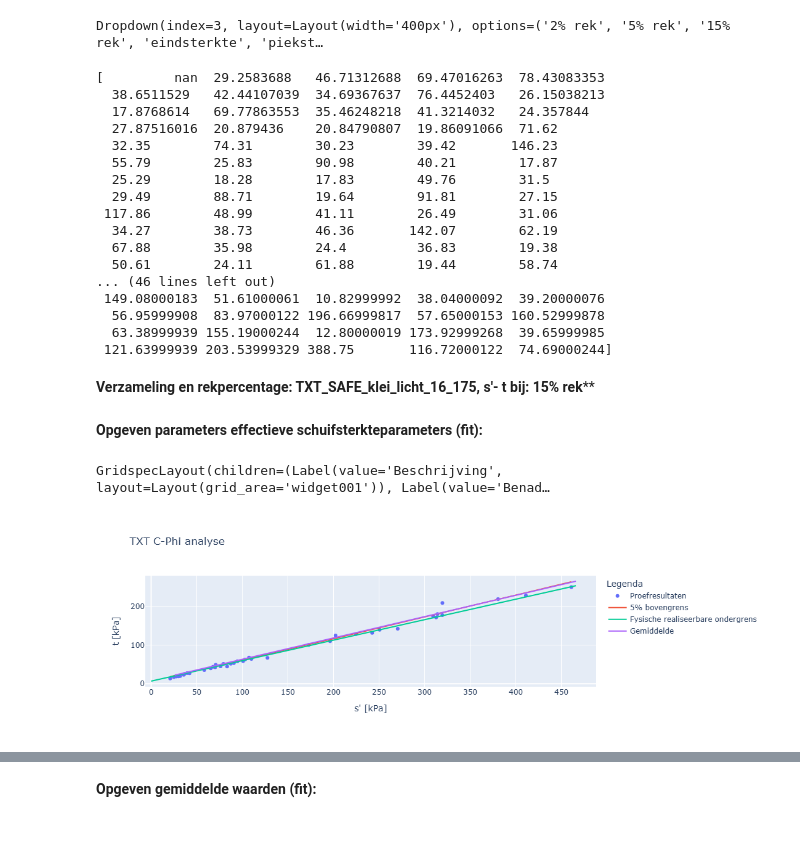
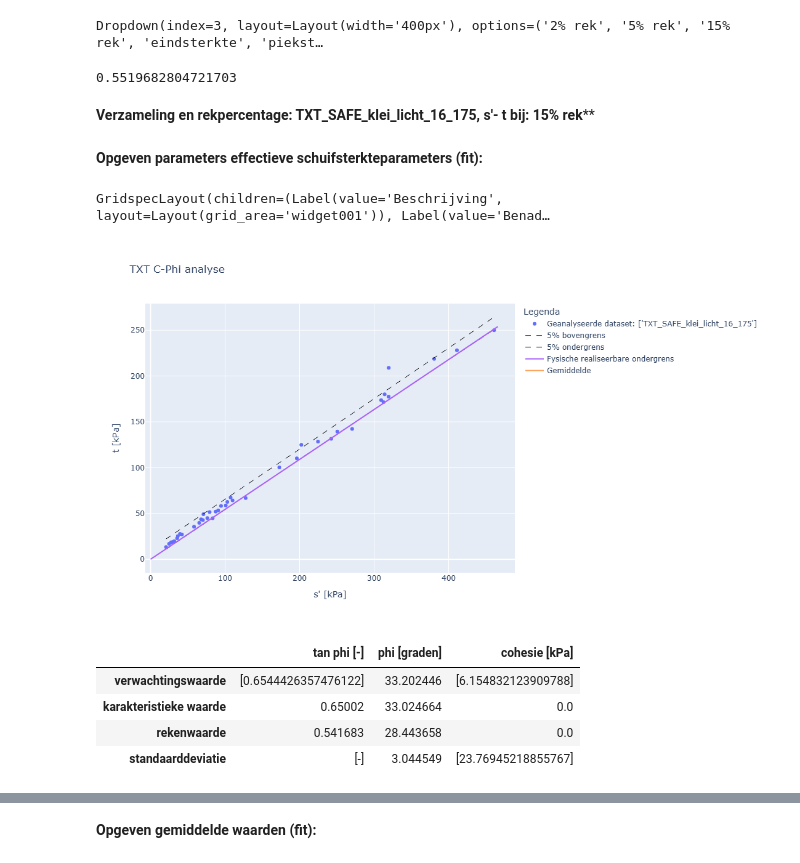
Before and after one commit to kkpdata/PV-tool, a Jupyter notebook: PV_tool0.2.ipynb, the cells around one changed output, grey strips where cells are left out. Saved outputs shown, nothing was run; the diff lists cells and outputs as text; code cells hidden in the pictures; blank space fills up the shorter version.

Commit message:
versie 2.0
handmatig over mockup heen gezet

```diff
--- a/PV_tool0.2.ipynb
+++ b/PV_tool0.2.ipynb
@@ -252,26 +250,10 @@ Dropdown(index=3, layout=Layout(width='400px'), options=('2% rek', '5% rek', '15
 # %%
 # colums=['TXT_SS_S\'_BIJ_T_EIND', 'TXT_SS_T_EIND']
 #print(dbase_df)
-test = dbase_df['TXT_SS_T_EIND'].unique()
-print(test)
+#test = dbase_df['TXT_SS_T_EIND'].unique()
+print(analyse.eerste_benadering_a2_gem)
 # %% [output]
-[         nan  29.2583688   46.71312688  69.47016263  78.43083353
-  38.6511529   42.44107039  34.69367637  76.4452403   26.15038213
-  17.8768614   69.77863553  35.46248218  41.3214032   24.357844
-  27.87516016  20.879436    20.84790807  19.86091066  71.62
-  32.35        74.31        30.23        39.42       146.23
-  55.79        25.83        90.98        40.21        17.87
-  25.29        18.28        17.83        49.76        31.5
-  29.49        88.71        19.64        91.81        27.15
- 117.86        48.99        41.11        26.49        31.06
-  34.27        38.73        46.36       142.07        62.19
-  67.88        35.98        24.4         36.83        19.38
-  50.61        24.11        61.88        19.44        58.74
-... (46 lines left out)
- 149.08000183  51.61000061  10.82999992  38.04000092  39.20000076
-  56.95999908  83.97000122 196.66999817  57.65000153 160.52999878
-  63.38999939 155.19000244  12.80000019 173.92999268  39.65999985
- 121.63999939 203.53999329 388.75       116.72000122  74.69000244]
+0.5519682804721703
 # %%
 import ipywidgets as widgets
 import math
@@ -289,10 +271,10 @@ analyse._run()
 
 
 # Lees benaderingswaarden in voor afleiden gemiddelde en karakteristieke waarden
-PV_A2_PHI_GEM_benadering = round(0.5, 2) # dummy waarde
-PV_A1_COH_GEM_benadering = round(analyse.cohesie_gem_handmatig, 2)
-PV_A2_PHI_KAR_benadering = round(analyse.phi_kar_handmatig, 2)
-PV_A1_COH_KAR_benadering = round(analyse.cohesie_kar_handmatig, 2)
+PV_A2_PHI_GEM_benadering = round(analyse.eerste_benadering_a2_gem, 2)
+PV_A1_COH_GEM_benadering = round(analyse.eerste_benadering_a1_gem, 2)
+PV_A2_PHI_KAR_benadering = round(analyse.eerste_benadering_a2_kar, 2)
+PV_A1_COH_KAR_benadering = round(analyse.eerste_benadering_a1_kar, 2)
 
 
 ### Deze parameters moeten worden ingelezen uit de resultaten tabel als deze is ingevuld, anders benadering gebruiken.
@@ -390,35 +372,41 @@ GridspecLayout(children=(Label(value='Beschrijving', layout=Layout(grid_area='wi
 # %%
 
 #voer C-phi analyse uit met invoer
 analyse = CPhiAnalyse(dbase=dbase, investigation_groups=[dropdown_verzameling_txt.value], effective_stress= dropdown_rekpercentage.value,
                       analysis_type='TXT_CPhi')
 
 analyse.apply_parameters(cohesie_gem = PV_A1_COH_GEM_handmatig)
 analyse.apply_parameters(phi_kar = PV_A2_PHI_KAR_handmatig)
 analyse.apply_parameters(cohesie_kar = PV_A1_COH_KAR_handmatig)
 
-analyse.apply_settings(material_factor_cohesion = 1)
-analyse.apply_settings(material_factor_tan_phi = 1)
+analyse.apply_settings(material_factor_cohesion = PV_PARTCOH)
+analyse.apply_settings(material_factor_tan_phi = PV_PARTPHI)
 
-#analyse.apply_settings(alpha = Alpha.LOCAL)
+analyse.apply_settings(alpha = PV_TYPEVERZAMELING)
 
 #Voer
 analyse._run()
-
-#analyse.factsheet()
 analyse.show_figure()
 
 # Bestandspad samenstellen: gekozen map + bestandsnaam
 bestand_naam = f"{selected_directory}/c_phi_data_geforceerd.xlsx"
 # Dataframe tussenstappen
 df = analyse.cphi_analyses_data_df
 
 # Exporteer DataFrame naar Excel
 df.to_excel(bestand_naam, index=False)
 # %% [output]
-[figure, old version]
+[figure, new version]
 # %%
 # schrijf resultaten weg in export
+
+analyse.show_results()
+# %% [output]
+|  | tan phi [-] | phi [graden] | cohesie [kPa] |
+| verwachtingswaarde | [0.6544426357476122] | 33.202446 | [6.154832123909788] |
+| karakteristieke waarde | 0.65002 | 33.024664 | 0.0 |
+| rekenwaarde | 0.541683 | 28.443658 | 0.0 |
+| standaarddeviatie | [-] | 3.044549 | [23.76945218855767] |
 # %%
 # schrijf resultaten weg in PDF
 # %%
```
Also changed, not shown: parts of 3 cells of this notebook, 12 other files.
